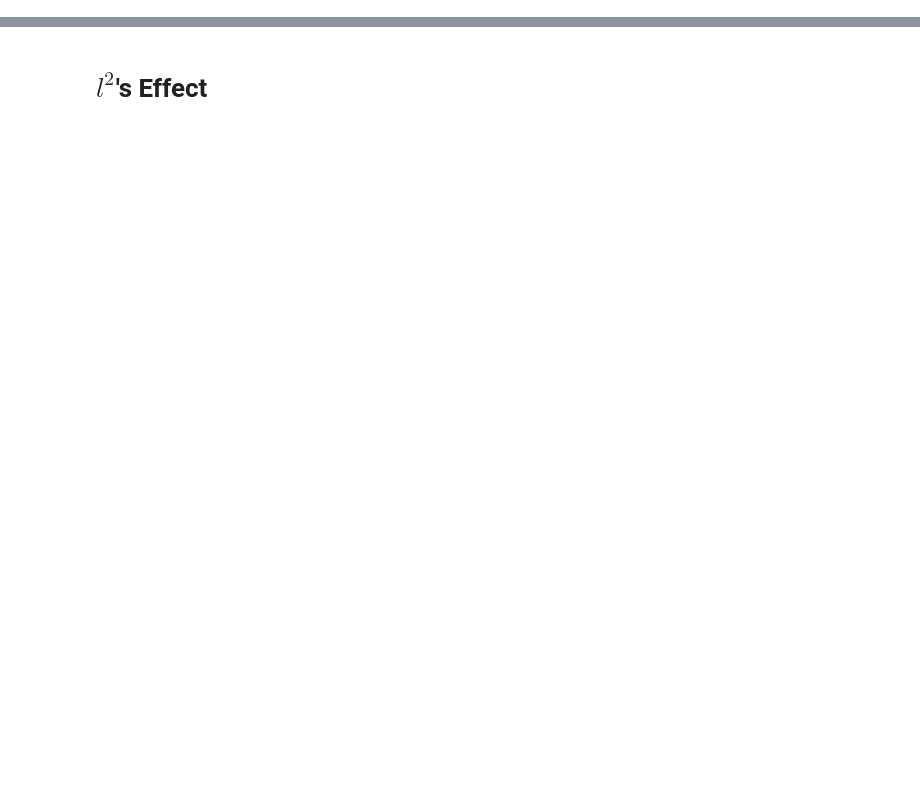
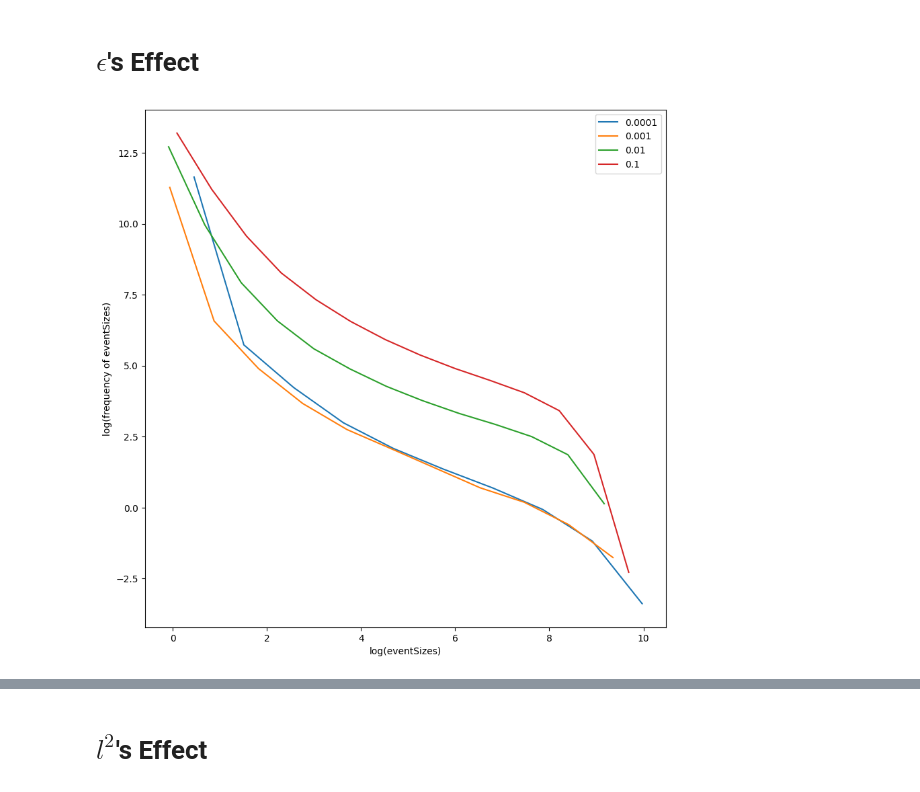
Before and after one commit to alireza-astane/Burridge_Knopoff_Model, a Jupyter notebook: BK_model/BKMoldel.ipynb, the cells around one changed output, grey strips where cells are left out. Cells and saved outputs as stored; diff of their text form; code cells hidden in the pictures; blank space fills up the shorter version.

```diff
--- a/BK_model/BKMoldel.ipynb
+++ b/BK_model/BKMoldel.ipynb
@@ -163,0 +31,22 @@ def getData2(iteration , steps ,alpha,u,width,L):
+# %% [markdown]
+# $\epsilon$'s Effect
+# %%
+epsilons = [0.0001, 0.001, 0.01, 0.1 ]
+
+for eps in epsilons:
+    eventsSizes,eventsSteps,eventsTimes,means,evetnsBlocks1 = getData(iterations,steps,width,alpha,u,L,k1,k2,eps)
+    torch.save(eventsSizes, f"eventsSizes_eps_{eps}.pt")
+    torch.save(eventsSteps, f"eventsSteps_eps_{eps}.pt")
+    torch.save(eventsTimes, f"eventsTimes_eps_{eps}.pt")
+    torch.save(means, f"means_eps_{eps}.pt")
+# %%
+esps1 = torch.load(f"eventsSizes_eps_{epsilons[0]}.pt")
+esps2 = torch.load(f"eventsSizes_eps_{epsilons[1]}.pt")
+esps3 = torch.load(f"eventsSizes_eps_{epsilons[2]}.pt")
+esps4 = torch.load(f"eventsSizes_eps_{epsilons[3]}.pt")
+
+es = [esps1,esps2,esps3,esps4]
+
+PlotEs(es,epsilons)
+# %% [output]
+[figure, added]
```
Also changed, not shown: parts of 10 cells of this notebook, 1 other file.
